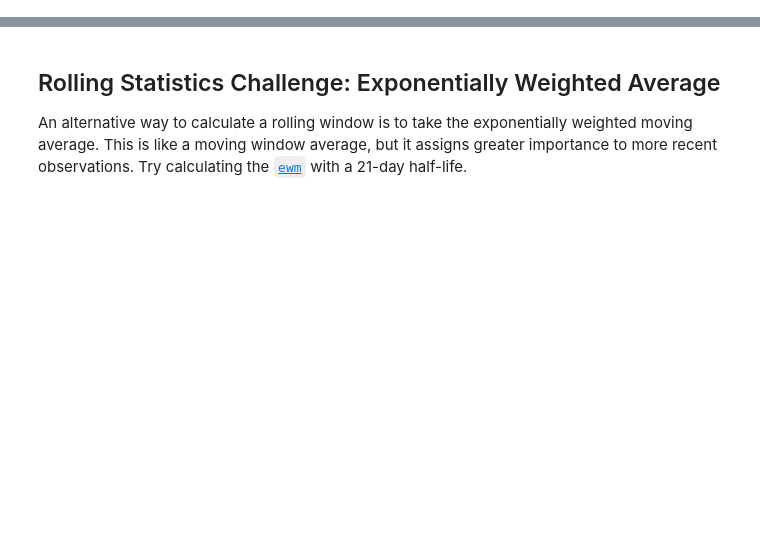
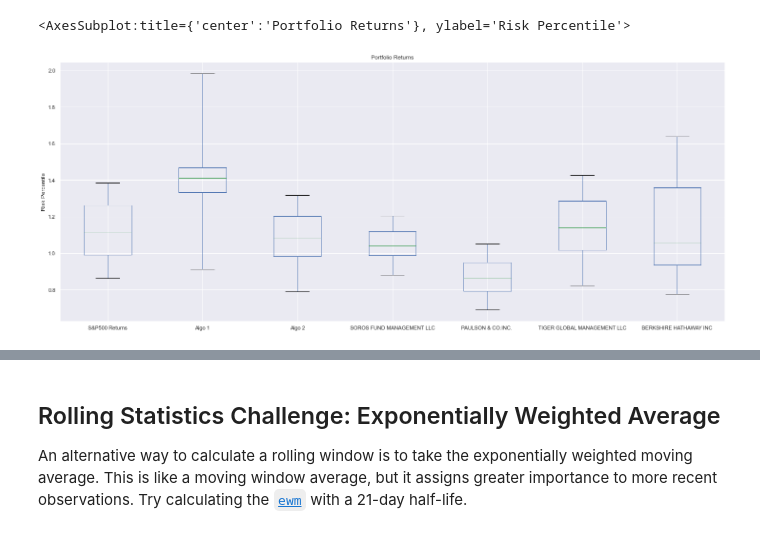
Before and after one commit to dreamscape08/Coursework, a Jupyter notebook: 00MySandbox/projectsmine/04-Pandas/Instructions/Starter_Code/Resources/sticktotheinstructionsonly.ipynb, the cells around one changed output, grey strips where cells are left out. Saved outputs shown, nothing was run; the diff lists cells and outputs as text; code cells hidden in the pictures; blank space fills up the shorter version.

```diff
--- a/00MySandbox/projectsmine/04-Pandas/Instructions/Starter_Code/Resources/sticktotheinstructionsonly.ipynb
+++ b/00MySandbox/projectsmine/04-Pandas/Instructions/Starter_Code/Resources/sticktotheinstructionsonly.ipynb
@@ -270,0 +147,16 @@ df.plot(kind='line').legend(['Algo 1', 'Algo 2', 'SOROS FUND MANAGEMENT LLC',
+# %%
+# Box plot to visually show risk
+cum_rets.plot(
+    kind='box'
+    , figsize=(25,10)
+    , grid=True
+    , title="Portfolio Returns"
+    #, ylim=[-.2,.2]
+    , ylabel="Risk Percentile"
+    , rot=360
+    , whis = [0,100]
+    #, fontsize=15
+)
+# %% [output]
+<AxesSubplot:title={'center':'Portfolio Returns'}, ylabel='Risk Percentile'>
+[figure, added]
```
Also changed, not shown: parts of 72 cells of this notebook, 1 other file.
